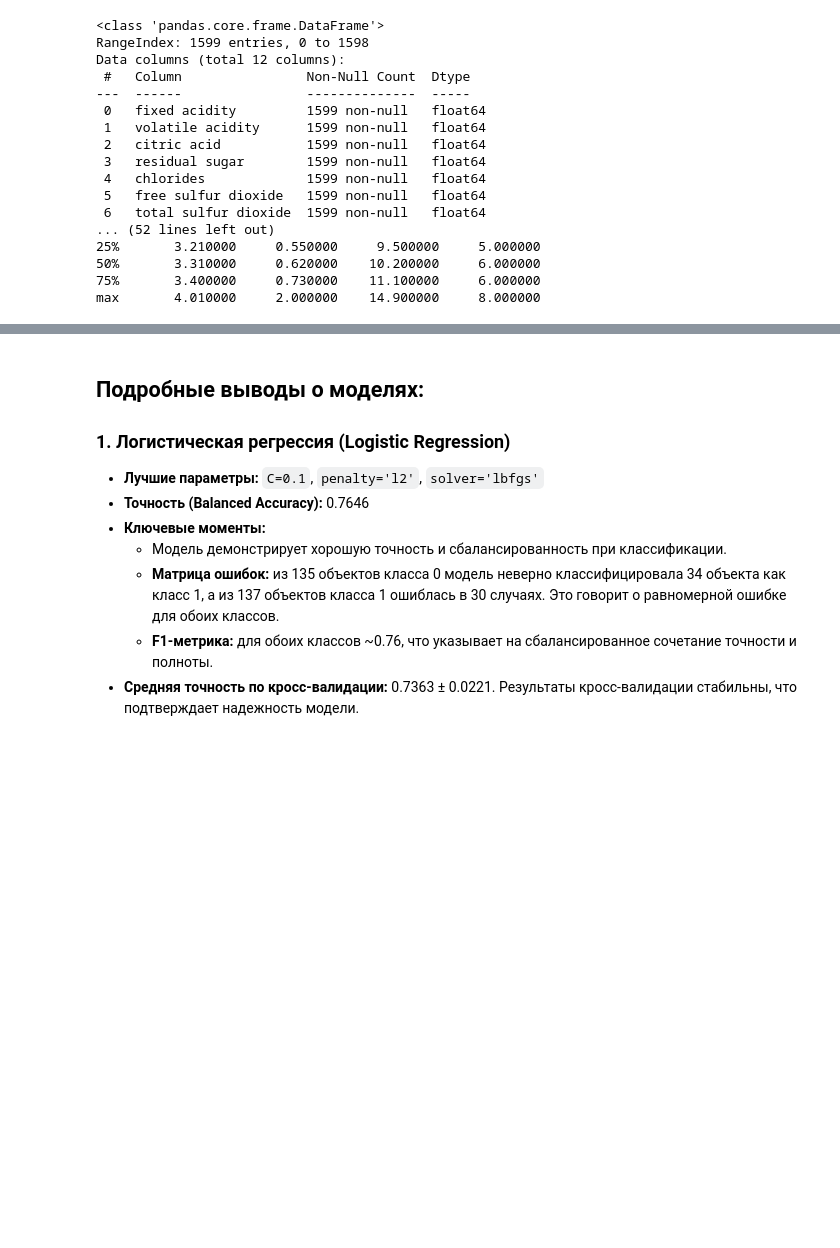
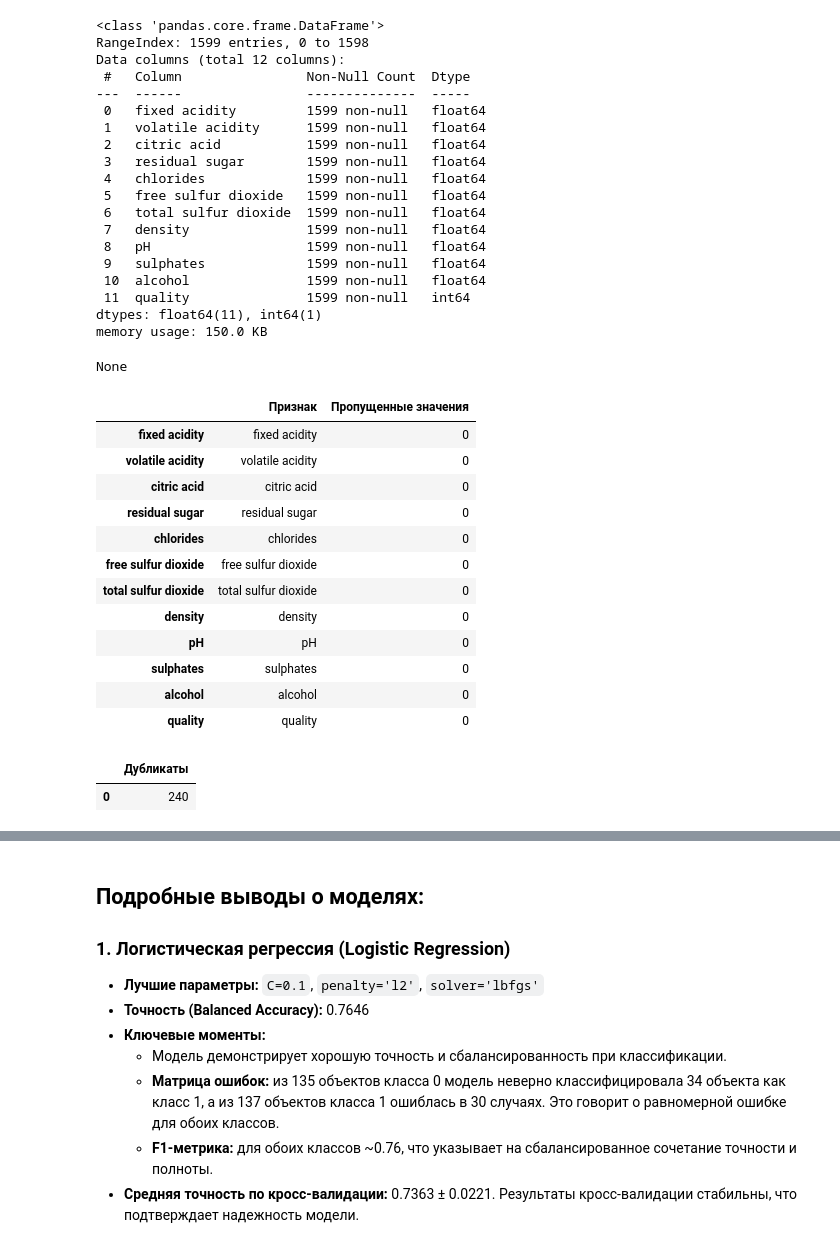
Before and after one commit to AngelinaYakubovskaya/spbu-python-course, a Jupyter notebook: project/Classification.ipynb, the cells around one changed output, grey strips where cells are left out. Cells and saved outputs as stored; diff of their text form; code cells hidden in the pictures; blank space fills up the shorter version.

```diff
--- a/project/Classification.ipynb
+++ b/project/Classification.ipynb
@@ -16,15 +42,6 @@ data.head()
 # %%
 # Общая информация о данных
-print(data.info())
-
-# Проверка на пропущенные значения
-print("\nПропущенные значения:\n", data.isnull().sum())
-
-# Проверка на дубликаты
-print("\nКоличество дублирующихся строк:", data.duplicated().sum())
-
-# Просмотр основных статистик
-print("\nОсновные статистики:\n", data.describe())
+display(data.info())
 # %% [output]
 <class 'pandas.core.frame.DataFrame'>
 RangeIndex: 1599 entries, 0 to 1598
@@ -38,8 +55,34 @@ Data columns (total 12 columns):
  4   chlorides             1599 non-null   float64
  5   free sulfur dioxide   1599 non-null   float64
  6   total sulfur dioxide  1599 non-null   float64
-... (52 lines left out)
-25%       3.210000     0.550000     9.500000     5.000000
-50%       3.310000     0.620000    10.200000     6.000000
-75%       3.400000     0.730000    11.100000     6.000000
-max       4.010000     2.000000    14.900000     8.000000
+ 7   density               1599 non-null   float64
+ 8   pH                    1599 non-null   float64
+ 9   sulphates             1599 non-null   float64
+ 10  alcohol               1599 non-null   float64
+ 11  quality               1599 non-null   int64
+dtypes: float64(11), int64(1)
+memory usage: 150.0 KB
+None
+# %%
+# Проверка на пропущенные значения
+display(pd.DataFrame({"Признак": data.columns, "Пропущенные значения": data.isnull().sum()}))
+# %% [output]
+|  | Признак | Пропущенные значения |
+| fixed acidity | fixed acidity | 0 |
+| volatile acidity | volatile acidity | 0 |
+| citric acid | citric acid | 0 |
+| residual sugar | residual sugar | 0 |
+| chlorides | chlorides | 0 |
+| free sulfur dioxide | free sulfur dioxide | 0 |
+| total sulfur dioxide | total sulfur dioxide | 0 |
+| density | density | 0 |
+| pH | pH | 0 |
+| sulphates | sulphates | 0 |
+| alcohol | alcohol | 0 |
+| quality | quality | 0 |
+# %%
+# Проверка на дубликаты
+display(pd.DataFrame({"Дубликаты": [data.duplicated().sum()]}))
+# %% [output]
+|  | Дубликаты |
+| 0 | 240 |
```
Also changed, not shown: parts of 26 cells of this notebook.
